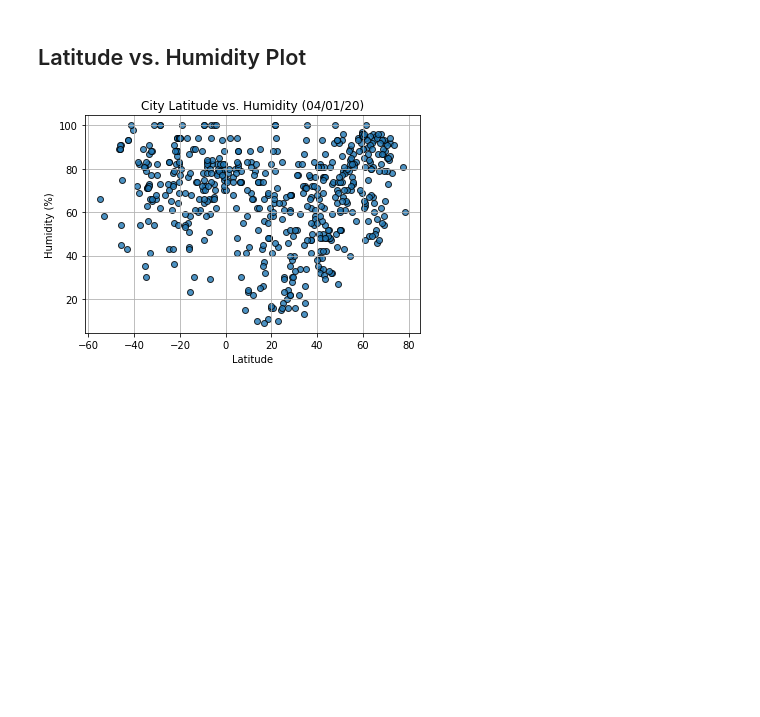
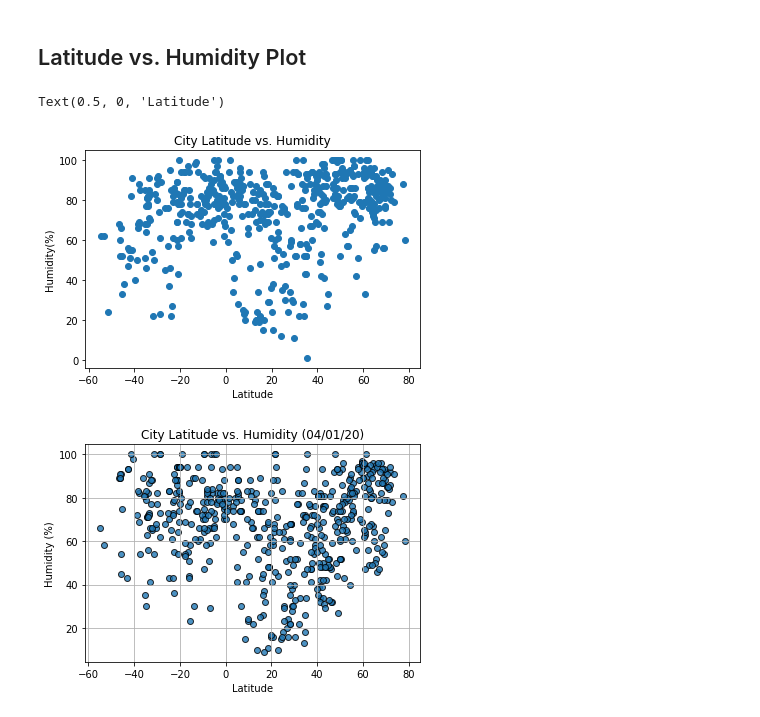
Before and after one commit to pulliam-chris/Python-API-Challenge, a Jupyter notebook: WeatherPy/WeatherPy.ipynb, the cells around one changed output. Cells and saved outputs as stored; diff of their text form; code cells hidden in the pictures; blank space fills up the shorter version.

```diff
--- a/WeatherPy/WeatherPy.ipynb
+++ b/WeatherPy/WeatherPy.ipynb
@@ -212,4 +237,16 @@ Int64Index([], dtype='int64')
 [figure]
 # %% [markdown]
 ## Latitude vs. Humidity Plot
+# %%
+x_values = clean_city_data["Lat"]
+y_values = clean_city_data["Humidity"]
+
+# Plot
+plt.scatter(x_values,y_values)
+plt.title(f'City Latitude vs. Humidity')
+plt.ylabel('Humidity(%)')
+plt.xlabel('Latitude')
+# %% [output]
+Text(0.5, 0, 'Latitude')
+[figure, added]
 # %%
```
Also changed, not shown: parts of 14 cells of this notebook.
